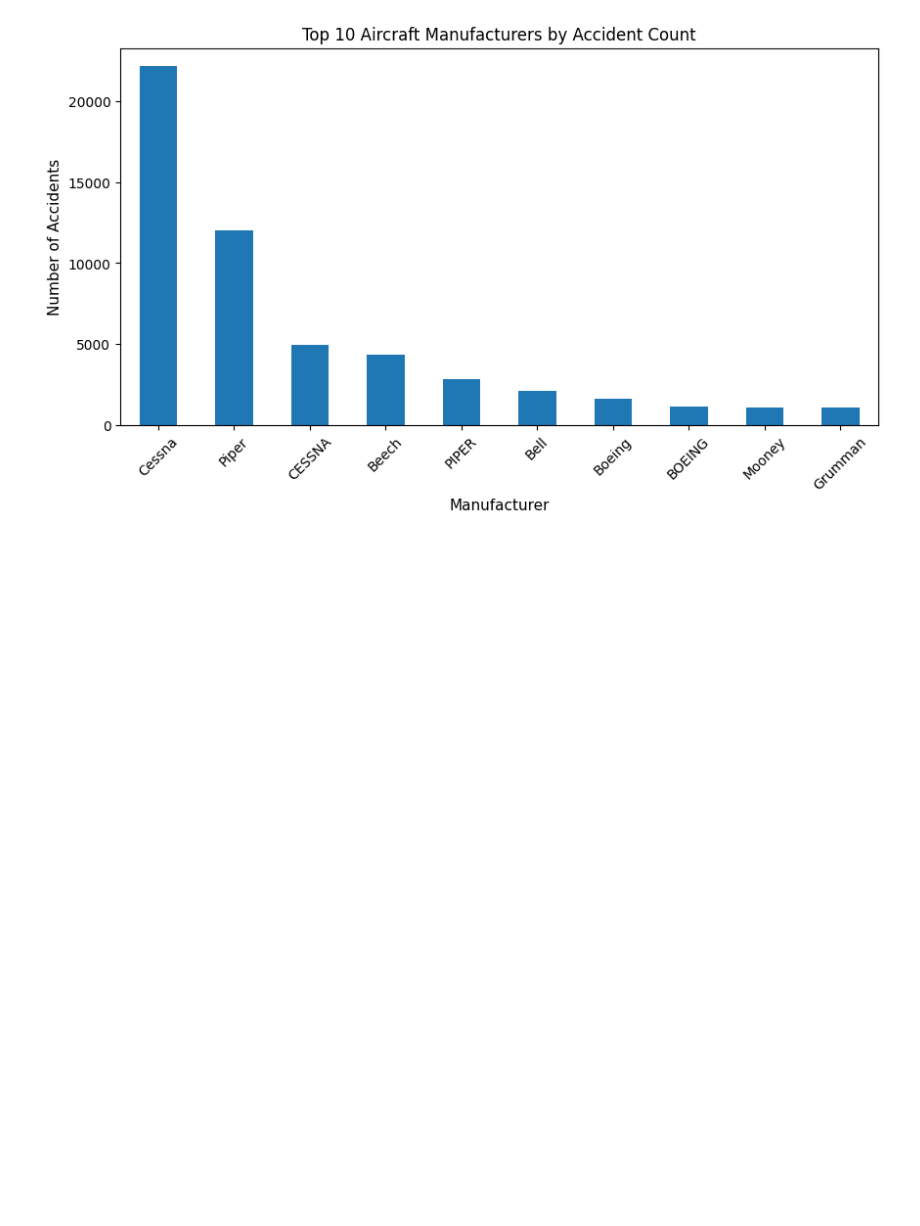
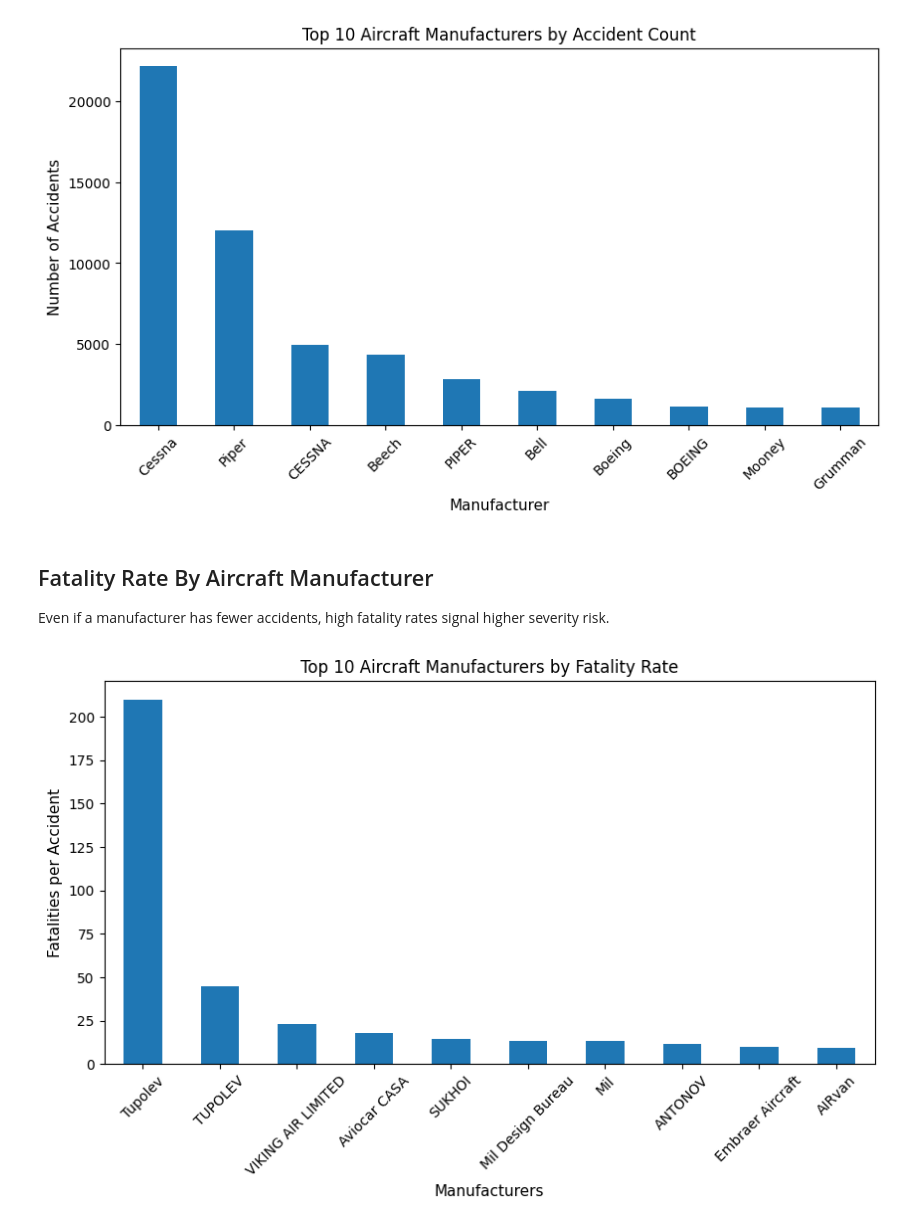
Before and after one commit to KoechCarl/Aviation-Analysis, a Jupyter notebook: Aviation_Analysis.ipynb, the cells around one changed output. Drawn from its saved outputs; the diff is of its cells as text; code cells hidden in the pictures; blank space fills up the shorter version.

Commit message:
Add fatality rate by manufacturers' visualisation

```diff
--- a/Aviation_Analysis.ipynb
+++ b/Aviation_Analysis.ipynb
@@ -206,3 +206,27 @@ plt.xticks(rotation=45)
 plt.show()
 # %% [output]
 [figure]
+# %% [markdown]
+## Fatality Rate By Aircraft Manufacturer
+
+Even if a manufacturer has fewer accidents, high fatality rates signal higher severity risk.
+# %%
+# The data is being grouped by manufacturer and .agg() gets sum of injuries and number of accidents by manufacturer
+# Results with a table where each row is a manufacturer with totals.
+fatality_rate = (aviation_df.groupby('Make').agg(total_fatalities=('Total.Fatal.Injuries', 'sum'),total_accidents=('Make', 'count')))
+
+# Calculates fatalities per accident
+fatality_rate['fatality_rate'] = (fatality_rate['total_fatalities'] / fatality_rate['total_accidents'])
+
+# Sorts manufacturers by the highest fatality rate and keeps the top 10
+fatality_rate = fatality_rate.sort_values('fatality_rate', ascending=False).head(10)
+
+# Plotting fatality rate as a barchart
+fatality_rate['fatality_rate'].plot(kind='bar', figsize=(10, 5))
+plt.title('Top 10 Aircraft Manufacturers by Fatality Rate')
+plt.xlabel("Manufacturers", size = 11)
+plt.ylabel('Fatalities per Accident', size = 11)
+plt.xticks(rotation=45)
+plt.show()
+# %% [output]
+[figure, added]
```
